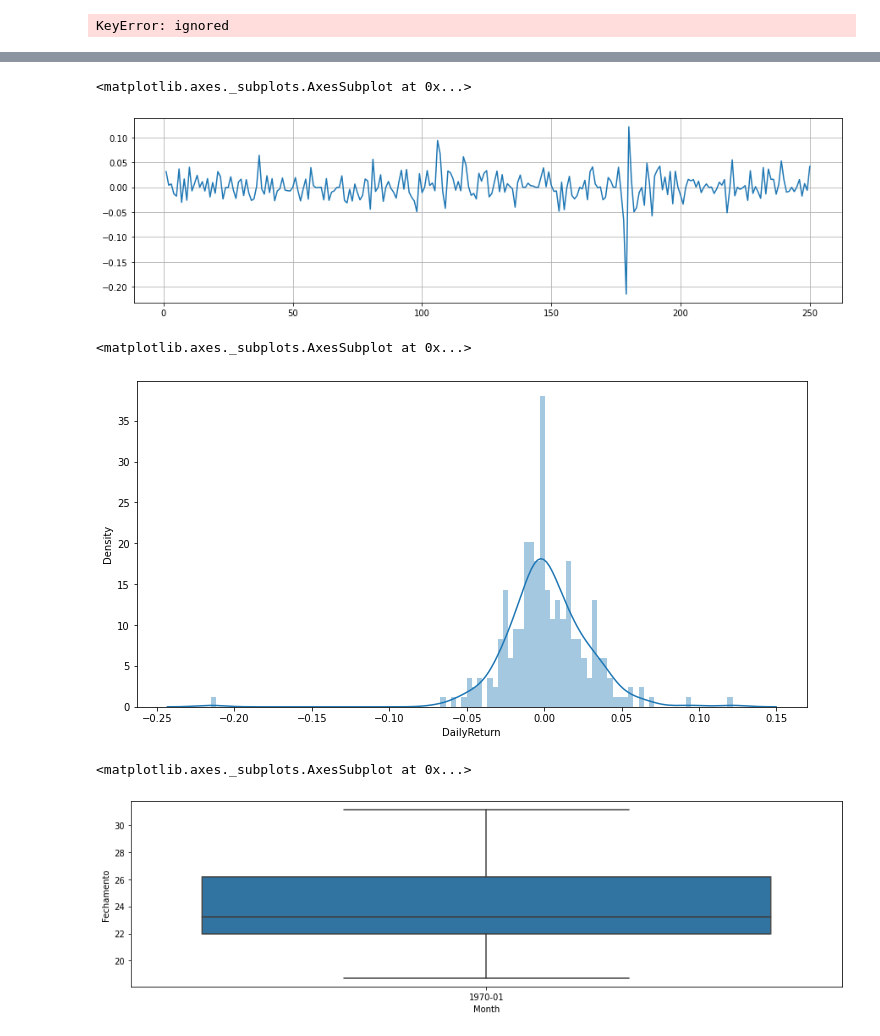
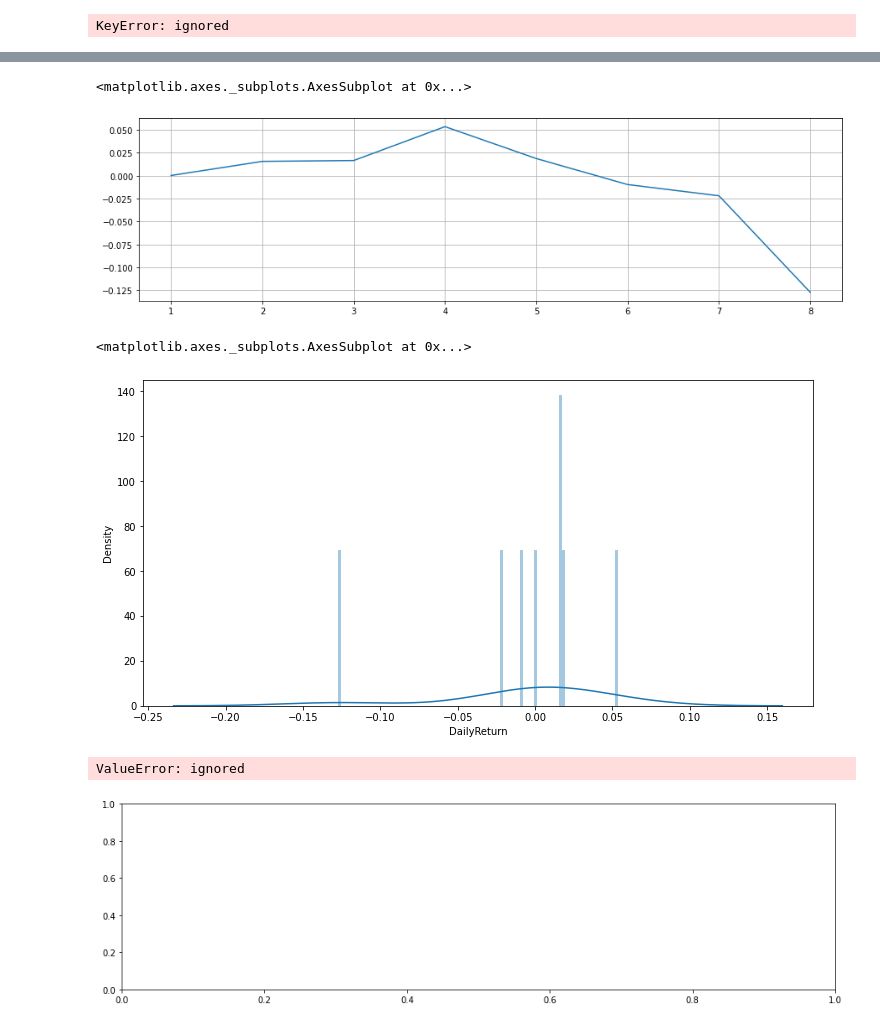
Before and after one commit to pcpiscator/Ciencia-de-dados, a Jupyter notebook: ADVFNMercfin.ipynb, the cells around one changed output, grey strips where cells are left out. Drawn from its saved outputs; the diff is of its cells as text; code cells hidden in the pictures.

```diff
--- a/ADVFNMercfin.ipynb
+++ b/ADVFNMercfin.ipynb
@@ -144,6 +137,6 @@ df.plot(figsize=(15, 4), title='Ações Petrobras-PETR4', grid=True)
 # %%
-df['MovingMean14'] = df.Fechamento.rolling(14).mean()  # Média movel de 14 dias do Fechamento
-df['MovingMean30'] = df.Fechamento.rolling(30).mean()  # Média movel de 30 dias do Fechamento
-df['DailyReturn'] = df.Fechamento.pct_change()              # Retorno diario percentual
+df['MovingMean14'] = df.fecho.rolling(9).mean()  # Média movel de 14 dias do Fechamento
+#df['MovingMean30'] = df.Fechamento.rolling(30).mean()  # Média movel de 30 dias do Fechamento
+df['DailyReturn'] = df.fecho.pct_change()              # Retorno diario percentual
 df.tail()
 # %% [output]
@@ -165,22 +160,22 @@ graph.figure.savefig('graph.png')
 df.DailyReturn.plot(figsize=(15, 4), grid=True)
 # %% [output]
 <matplotlib.axes._subplots.AxesSubplot at 0x...>
-[figure, old version]
+[figure, new version]
 # %%
 fig, ax1 = plt.subplots(1, 1, figsize=(12, 6))
 sns.distplot(df.DailyReturn.dropna(), bins=100, ax=ax1)
 # %% [output]
 <matplotlib.axes._subplots.AxesSubplot at 0x...>
-[figure, old version]
+[figure, new version]
 # %%
 
 df.index = pd.to_datetime(df.index)
 month_index = df.index.to_period('M')
 fig, ax1 = plt.subplots(1, 1, figsize=(15, 4))
 df['Month'] = df.index.to_period('M')
-sns.boxplot('Month', 'Fechamento', data=df, ax=ax1)
+sns.boxplot('Month', '#'MovingMean30'', data=df, ax=ax1)
 # %% [output]
-<matplotlib.axes._subplots.AxesSubplot at 0x...>
+ValueError: ignored
-[figure, old version]
+[figure, new version]
 # %%
 pip install mplfinance
```
Also changed, not shown: parts of 16 cells of this notebook.
